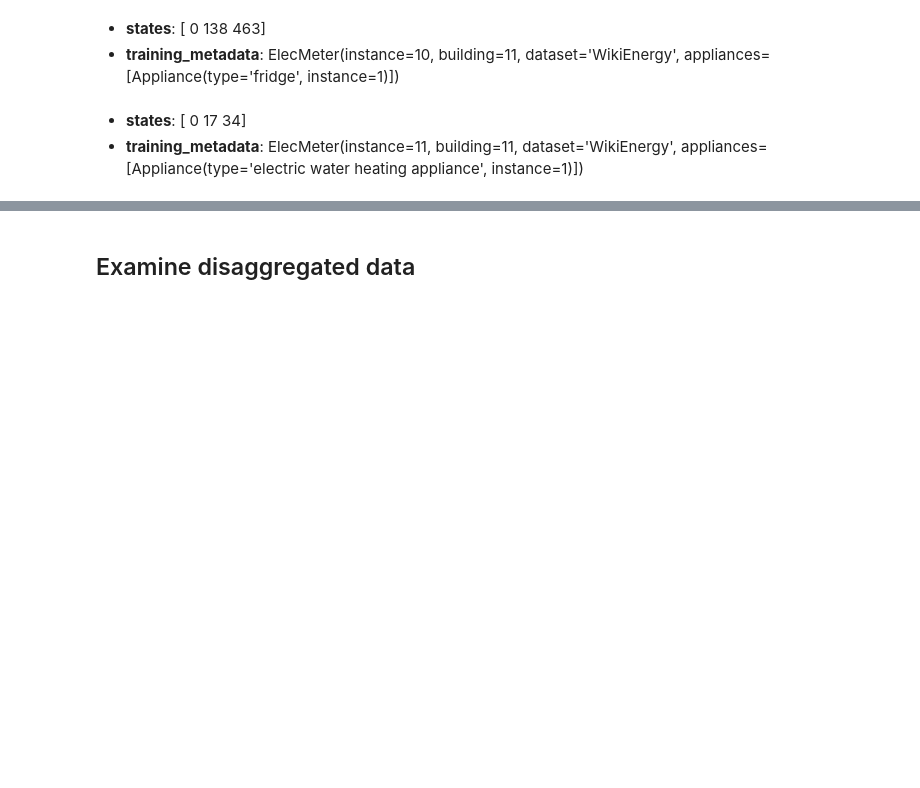
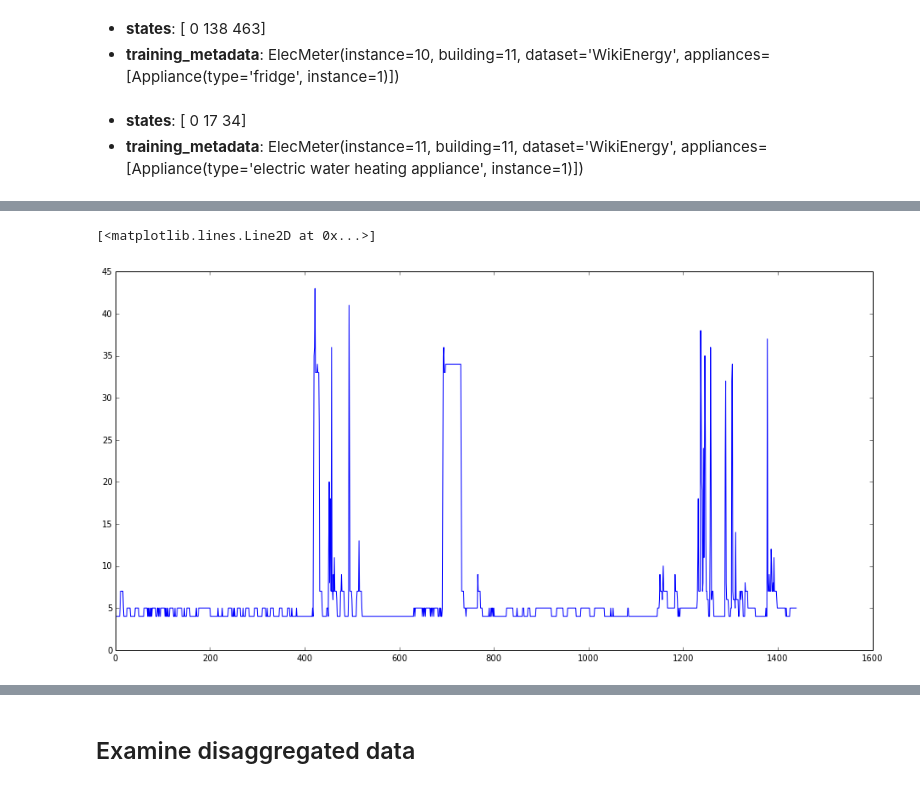
Before and after one commit to nilmtk/nilmtk, a Jupyter notebook: notebooks/BuildSys_2014_demo-Copy0.ipynb, the cells around one changed output, grey strips where cells are left out. Saved outputs shown, nothing was run; the diff lists cells and outputs as text; code cells hidden in the pictures; blank space fills up the shorter version.

```diff
--- a/notebooks/BuildSys_2014_demo-Copy0.ipynb
+++ b/notebooks/BuildSys_2014_demo-Copy0.ipynb
@@ -221,0 +278,5 @@ training_metadata: ElecMeter(instance=11, building=11, dataset='WikiEnergy', app
+# %%
+plt.plot(fhmm.X)
+# %% [output]
+[<matplotlib.lines.Line2D at 0x...>]
+[figure, added]
```
Also changed, not shown: parts of 20 cells of this notebook, 2 other files.
